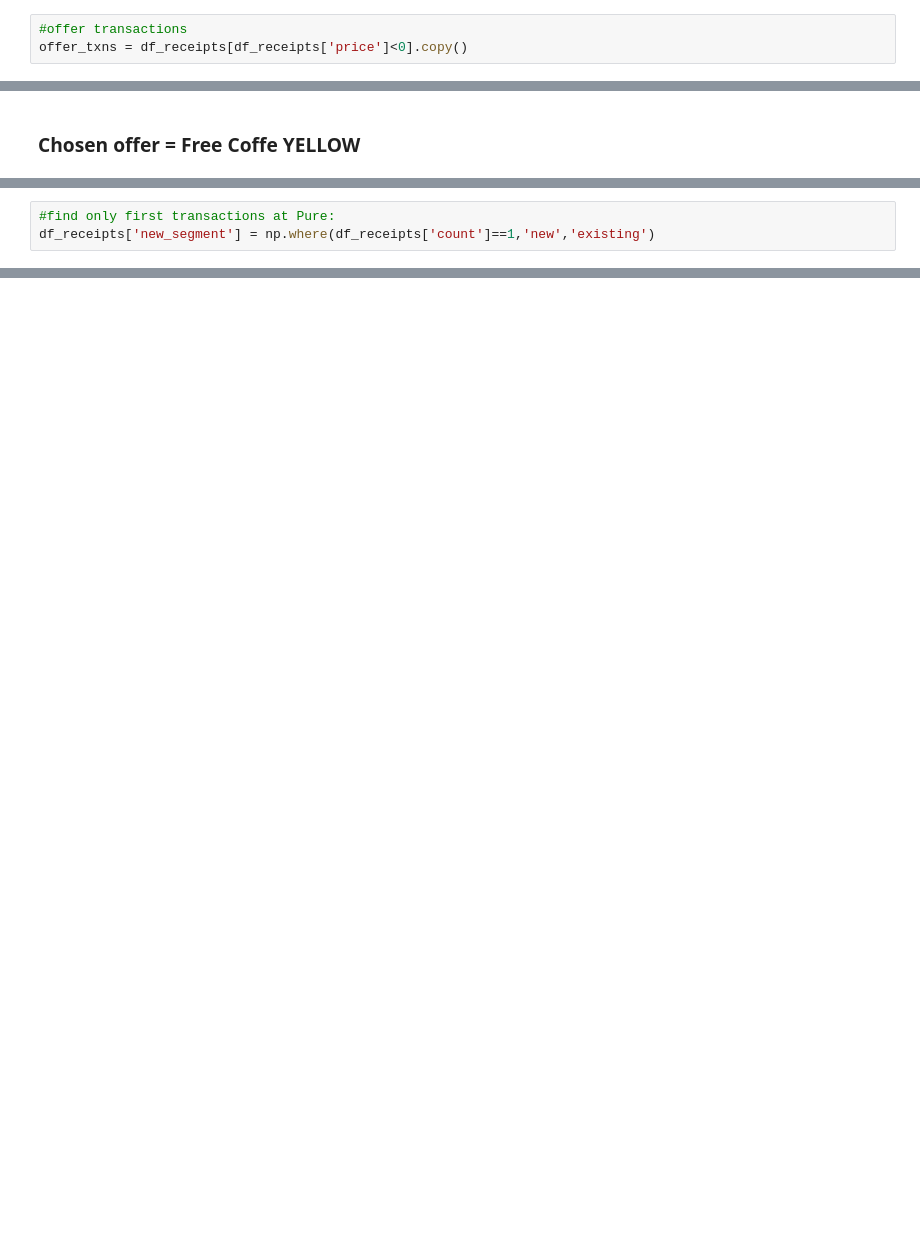
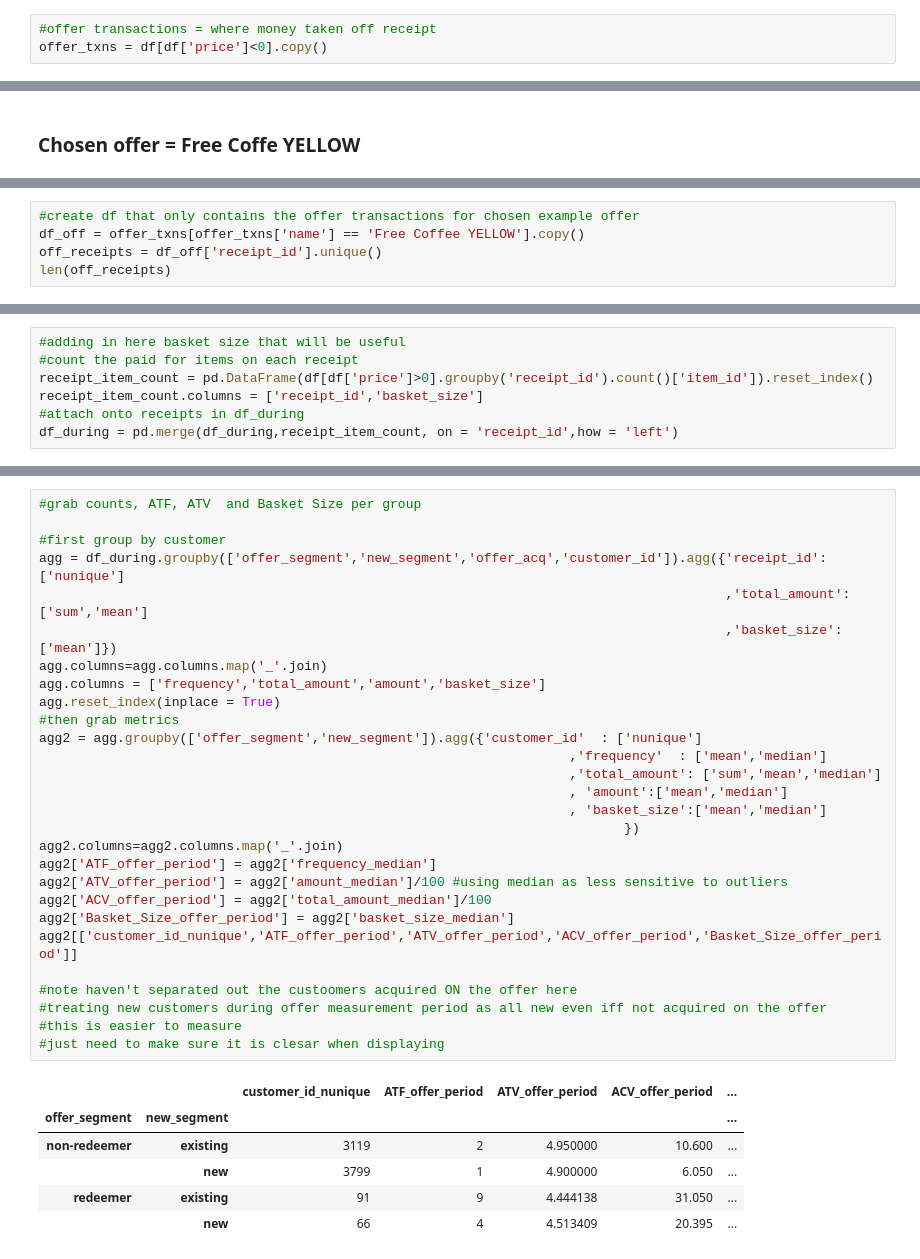
Before and after one commit to tryflux/adhoc-analysis, a Jupyter notebook: src/insights_product/offers_new_customers/metrics.ipynb, the cells around one changed output, grey strips where cells are left out. Drawn from its saved outputs; the diff is of its cells as text; blank space fills up the shorter version.

Commit message:
Update to metrics notebook and pure txn sql
Latest metrics for insights dashboard using pure example

```diff
--- a/src/insights_product/offers_new_customers/metrics.ipynb
+++ b/src/insights_product/offers_new_customers/metrics.ipynb
@@ -58,6 +120,6 @@ df_receipts = df[['customer_id','receipt_id','total_amount','updated_date','mont
 df_receipts['count'] = df_receipts.groupby(['customer_id'])['receipt_id'].cumcount()+1
 # %%
-#offer transactions
-offer_txns = df_receipts[df_receipts['price']<0].copy()
+#offer transactions = where money taken off receipt
+offer_txns = df[df['price']<0].copy()
 # %%
 #pick an offer to use with highest volume
@@ -76,3 +165,0 @@ df_off = offer_txns[offer_txns['name'] == 'Free Coffee YELLOW'].copy()
-# %%
-#find only first transactions at Pure:
-df_receipts['new_segment'] = np.where(df_receipts['count']==1,'new','existing')
@@ -235,0 +166,5 @@ df_off.head()
+# %%
+#create df that only contains the offer transactions for chosen example offer
+df_off = offer_txns[offer_txns['name'] == 'Free Coffee YELLOW'].copy()
+off_receipts = df_off['receipt_id'].unique()
+len(off_receipts)
@@ -235,0 +208,7 @@ df_off.head()
+# %%
+#adding in here basket size that will be useful
+#count the paid for items on each receipt
+receipt_item_count = pd.DataFrame(df[df['price']>0].groupby('receipt_id').count()['item_id']).reset_index()
+receipt_item_count.columns = ['receipt_id','basket_size']
+#attach onto receipts in df_during
+df_during = pd.merge(df_during,receipt_item_count, on = 'receipt_id',how = 'left')
@@ -235,0 +223,35 @@ df_off.head()
+# %%
+#grab counts, ATF, ATV  and Basket Size per group
+
+#first group by customer
+agg = df_during.groupby(['offer_segment','new_segment','offer_acq','customer_id']).agg({'receipt_id':['nunique']
+                                                                                        ,'total_amount':['sum','mean']
+                                                                                        ,'basket_size':['mean']})
+agg.columns=agg.columns.map('_'.join)
+agg.columns = ['frequency','total_amount','amount','basket_size']
+agg.reset_index(inplace = True)
+#then grab metrics
+agg2 = agg.groupby(['offer_segment','new_segment']).agg({'customer_id'  : ['nunique']
+                                                                    ,'frequency'  : ['mean','median']
+                                                                    ,'total_amount': ['sum','mean','median']
+                                                                    , 'amount':['mean','median']
+                                                                    , 'basket_size':['mean','median']
+                                                                           })
+agg2.columns=agg2.columns.map('_'.join)
+agg2['ATF_offer_period'] = agg2['frequency_median']
+agg2['ATV_offer_period'] = agg2['amount_median']/100 #using median as less sensitive to outliers
+agg2['ACV_offer_period'] = agg2['total_amount_median']/100
+agg2['Basket_Size_offer_period'] = agg2['basket_size_median']
+agg2[['customer_id_nunique','ATF_offer_period','ATV_offer_period','ACV_offer_period','Basket_Size_offer_period']]
+
+#note haven't separated out the custoomers acquired ON the offer here
+#treating new customers during offer measurement period as all new even iff not acquired on the offer
+#this is easier to measure
+#just need to make sure it is clesar when displaying
+# %% [output]
+|  |  | customer_id_nunique | ATF_offer_period | ATV_offer_period | ACV_offer_period | ... |
+| offer_segment | new_segment |  |  |  |  | ... |
+| non-redeemer | existing | 3119 | 2 | 4.950000 | 10.600 | ... |
+|  | new | 3799 | 1 | 4.900000 | 6.050 | ... |
+| redeemer | existing | 91 | 9 | 4.444138 | 31.050 | ... |
+|  | new | 66 | 4 | 4.513409 | 20.395 | ... |
```
Also changed, not shown: parts of 59 cells of this notebook, 1 other file.
